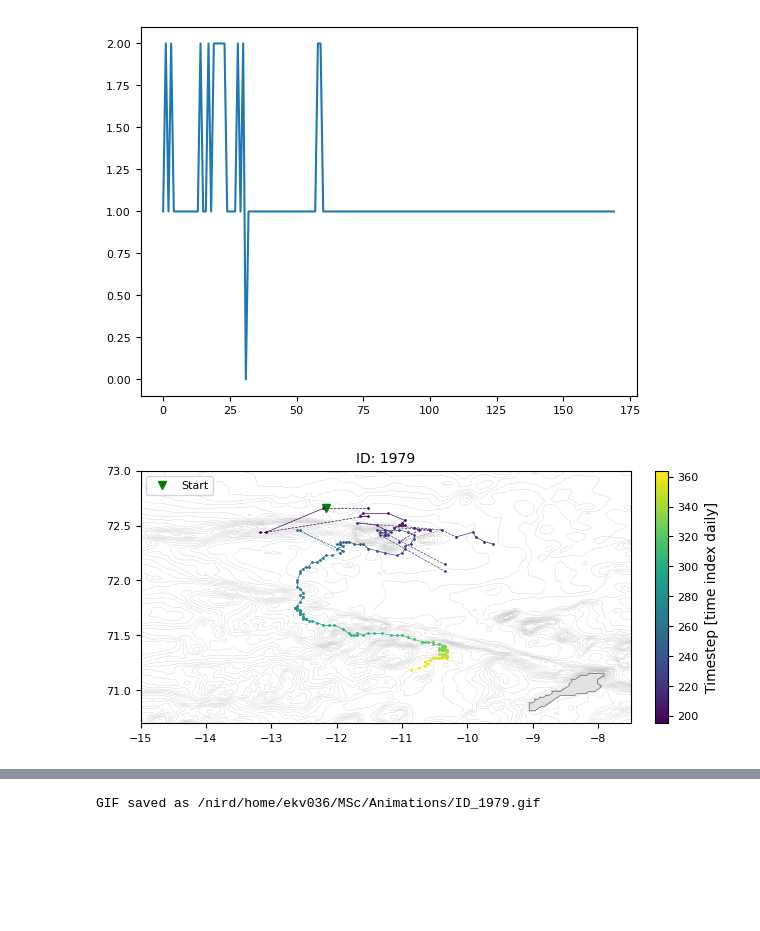
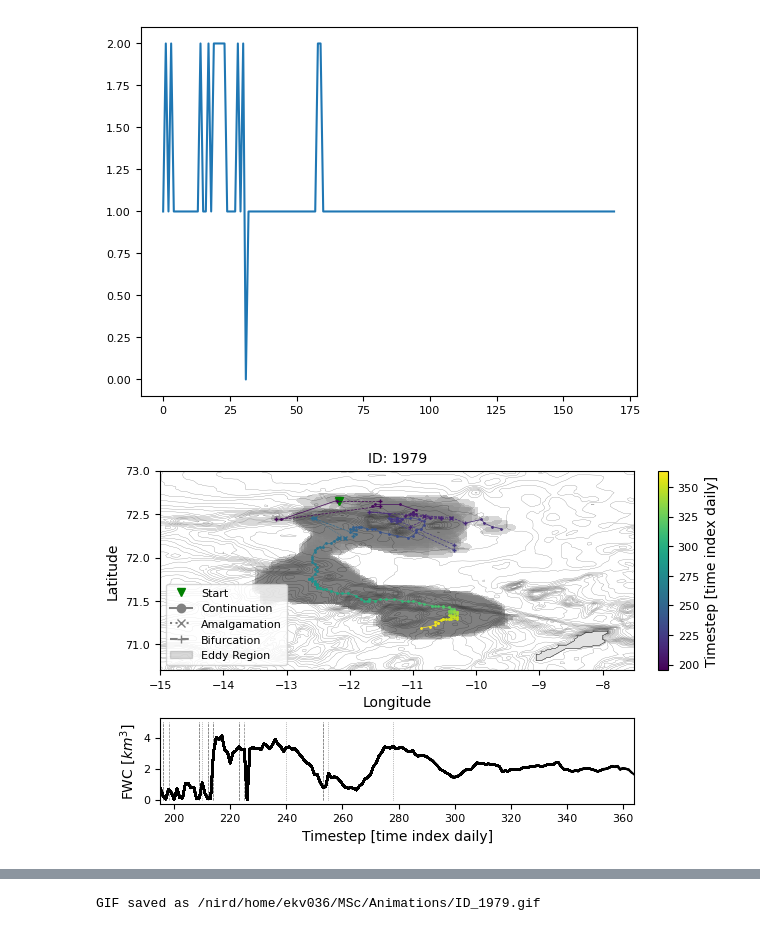
Before and after one commit to EirikKvamme/MScEirik, a Jupyter notebook: Eddies/FWTfromShelf.ipynb, the cells around one changed output, grey strips where cells are left out. Saved outputs shown, nothing was run; the diff lists cells and outputs as text; code cells hidden in the pictures; blank space fills up the shorter version.

Commit message:
Working on advective eddy FWT, FW origin, and key processes in eddies

```diff
--- a/Eddies/FWTfromShelf.ipynb
+++ b/Eddies/FWTfromShelf.ipynb
@@ -363,6 +358,7 @@ fig.savefig(f'/nird/home/ekv036/MSc/Fig/JMR_EDDY_FWC_Correlation',dpi=300, facec
 # %%
 case_EddyAreaID = JMREI.sel(Y=slice(72.2,72.7),X=slice(-15,-11))
 case_EddyAreaID = case_EddyAreaID.assign_coords(time=JMR_FWC.time.values)
+JMREI = JMREI.assign_coords(time=JMR_FWC.time.values)
 # %%
 case_EddyAreaID = case_EddyAreaID.where(JMR_FWC>=3)
 case_EddyAreaID = case_EddyAreaID.fillna('0')
@@ -489,10 +467,10 @@ plt.plot([len(i) for i in ID_1979])
 [<matplotlib.lines.Line2D at 0x...>]
 [figure]
 # %%
+import matplotlib.lines as mlines
 
-
-fig, ax = plt.subplots(
-    figsize=(6.2217,3), layout = 'constrained'
+fig, (ax,ax2) = plt.subplots(2,1,
+    figsize=(6.2217,4), layout = 'constrained', gridspec_kw={'height_ratios': [0.7, 0.3]}
 )
 
 cmap = cm.get_cmap('viridis')
@@ -511,55 +489,130 @@ ax.pcolormesh(land.X,land.Y,land,cmap='Greys',vmin=-25,vmax=100,zorder=0)
 
 # Add land contour
 ax.contour(lon, lat, depth_no_nan, [0], colors='black', linewidths=0.25,zorder=0)
-ax.contour(lon, lat, depth_no_nan, np.arange(0,3000,100), colors='grey', linewidths=0.15,alpha=0.7)
+ax.contour(lon, lat, depth_no_nan, np.arange(0,3000,100), colors='black', linewidths=0.15,alpha=0.7)
+FWC_time = [np.nan for i in range(np.max(time)-np.min(time)+1)]
 
 for i,data in enumerate(ID_1979):
+    FWC_in_time = []
     for subdata in data:
         color = cmap(normalize(subdata[-2][0]))
         if i == 0:
             ax.plot(subdata[2],subdata[3],marker='v',linestyle='',c='green',label='Start')
+            eddyRegion_ID = JMREI[subdata[-2]].sel(X=subdata[2],Y=subdata[3]).values
+            mask = JMREI[subdata[-2]] == eddyRegion_ID
+            ax.contourf(eddyRegion.X,eddyRegion.Y,mask[0],[0.5,1.5],colors='grey',alpha=0.3)
+            FWC_eddy = FWC.where(mask)*area
+            FWC_eddy = FWC_eddy.sum(dim=['X','Y']).values[0]*10**(-9)
+            FWC_in_time.append(FWC_eddy)
         else:
-            ax.plot(subdata[2],subdata[3],marker='o',markersize=1,c=color)
 
-            # Add contourf of eddy
-            eddyRegion
-
-            # Draw line from pre
             pre = ID_1979[i-1]
             if len(pre) == 0:
                 pre = ID_1979[i-2]
+
+            # Add contourf of eddy
+            eddyRegion_ID = JMREI[subdata[-2]].sel(X=subdata[2],Y=subdata[3],method='nearest').values
+            mask = JMREI[subdata[-2]] == eddyRegion_ID
+            eddyRegion_ID_pre = np.unique(JMREI[subdata[-2][0]-1].where(mask[0],drop=True).fillna('0'))
+            all_eddyRegion_ID_pre = []
+            for IDS in eddyRegion_ID_pre:
+                if IDS != '0':
+                    all_eddyRegion_ID_pre.append(IDS)
+
+            if len(all_eddyRegion_ID_pre) == 0:
+                eddyRegion_ID_pre = np.unique(JMREI[subdata[-2][0]-2].where(mask[0],drop=True).fillna('0'))
+                all_eddyRegion_ID_pre = []
+                for IDS in eddyRegion_ID_pre:
+                    if IDS != '0':
+                        all_eddyRegion_ID_pre.append(IDS)
+            if eddyRegion_ID[0][0] in all_eddyRegion_ID_pre:
+                if len(all_eddyRegion_ID_pre) != 1:
+                    ax2.plot([subdata[-2],subdata[-2]],[0,5],linestyle=':',c='grey',linewidth=0.5)
+                else:
+                    pass
+            else:
+                ID_now = ast.literal_eval(eddyRegion_ID[0][0][0])
+                ID_pre = [ast.literal_eval(X) for X in all_eddyRegion_ID_pre]
+
+                if (len(ID_now) == len(ID_pre)) or (len(pre) == 1 and len(data) != 1):
+                    ax2.plot([subdata[-2],subdata[-2]],[0,5],linestyle='--',c='grey',linewidth=0.5)
+                else:
+                    if len(ID_pre) == 1:
+                        if len(ID_now) == len(ID_pre[0]):
+                            uniq_now = np.unique(ID_now)
+                            uniq_pre = np.unique(ID_pre)
+                            if all(uniq_now) == all(uniq_pre):
+                                pass
+                            else:
+                                ax2.plot([subdata[-2],subdata[-2]],[0,5],linestyle='--',c='grey',linewidth=0.5)
+                    else:
+                        ax2.plot([subdata[-2],subdata[-2]],[0,5],linestyle=':',c='grey',linewidth=0.5)
+
+            ax.contourf(eddyRegion.X,eddyRegion.Y,mask[0],[0.5,1.5],colors='grey',alpha=0.3)
+            FWC_eddy = FWC.where(mask)*area
+            FWC_eddy = FWC_eddy.sum(dim=['X','Y']).values[0]*10**(-9)
+            FWC_in_time.append(FWC_eddy)
+
+
+            # Draw line from pre
+
             if len(pre) == 1 and len(data) == 1:
                 ax.plot([pre[0][2],subdata[2]],[pre[0][3],subdata[3]],c=color,linewidth=0.5)
+                ax.plot(subdata[2],subdata[3],marker='o',markersize=1,c=color)
             elif len(pre) == 1 and len(data) != 1:
                 ax.plot([pre[0][2],subdata[2]],[pre[0][3],subdata[3]],c=color,linewidth=0.5,linestyle='--')
+                ax.plot(subdata[2],subdata[3],marker='+',markersize=3,c=color)
             elif len(pre) != 1:
                 connected_index = []
                 for index,subpre in enumerate(pre):
                     dist = gsw.distance([subpre[2][0],subdata[2][0]],[subpre[3][0],subdata[3][0]])
                     if dist < 40000:
                         connected_index.append(index)
                 if len(connected_index) != 0:
                     if len(connected_index) == 1:
                         ax.plot([pre[connected_index[0]][2],subdata[2]],[pre[connected_index[0]][3],subdata[3]],c=color,linewidth=0.5)
+                        ax.plot(subdata[2],subdata[3],marker='o',markersize=1,c=color)
                     else:
                         for index,subpre in enumerate(pre):
                             if any(connected_index) == index:
                                 ax.plot([subpre[2],subdata[2]],[subpre[3],subdata[3]],c=color,linewidth=0.5,linestyle='dotted')
+                                ax.plot(subdata[2],subdata[3],marker='x',markersize=3,c=color)
+    FWC_time[i] = np.sum(FWC_in_time)
+    try:
+        ax2.plot(np.arange(np.min(time),np.max(time)+1),FWC_time,c='k')
+    except:
+        display(np.arange(np.min(time),subdata[-2][0]+1),FWC_time,FWC_in_time)
+        display(len(np.arange(np.min(time),subdata[-2][0]+1)),len(FWC_time))
+        ax2.plot(np.arange(np.min(time),subdata[-2][0]+1),FWC_time,c='k')
 
     ax.set_xlim(-15,-7.5)
     ax.set_ylim(70.7,73)
     ax.set_title('ID: 1979')
-    ax.legend(loc='upper left')
+
+    ax2.set_xlim(np.arange(np.min(time),np.max(time)+1)[0],np.arange(np.min(time),np.max(time)+1)[-1])
+    ax2.set_ylabel('FWC [$km^{3}$]')
+    ax2.set_xlabel('Timestep [time index daily]')
+    ax.set_xlabel('Longitude')
+    ax.set_ylabel('Latitude')
+
+    solid_line = mlines.Line2D([], [], color='grey', linestyle='-', marker='o', label='Continuation')
+    dotted_line = mlines.Line2D([], [], color='grey', linestyle=':', marker='x', label='Amalgamation')
+    dashed_line = mlines.Line2D([], [], color='grey', linestyle='--', marker='+', label='Bifurcation')
+    start_marker = mlines.Line2D([], [], color='green', marker='v', linestyle='', label='Start')
+    grey_patch = mpatches.Patch(color='grey', alpha=0.3, label='Eddy Region')
+
+
+    ax.legend(loc='lower left',handles=[start_marker ,solid_line, dotted_line, dashed_line,grey_patch])
     fig.savefig(f'/nird/home/ekv036/MSc/Fig/EddyTracking/ID1979/ID1979_{i}',dpi=300, facecolor='w', edgecolor='w',
             orientation='landscape', format=None,
             transparent=False, bbox_inches=None,pad_inches=0.25)
 
 
 
 
 
 fig.savefig(f'/nird/home/ekv036/MSc/Fig/EddyTracking/ID1979_full',dpi=300, facecolor='w', edgecolor='w',
             orientation='landscape', format=None,
             transparent=False, bbox_inches=None,pad_inches=0.25)
 # %% [output]
-[figure, old version]
+[figure, new version]
```
Also changed, not shown: parts of 4 cells of this notebook, 2 other files.
